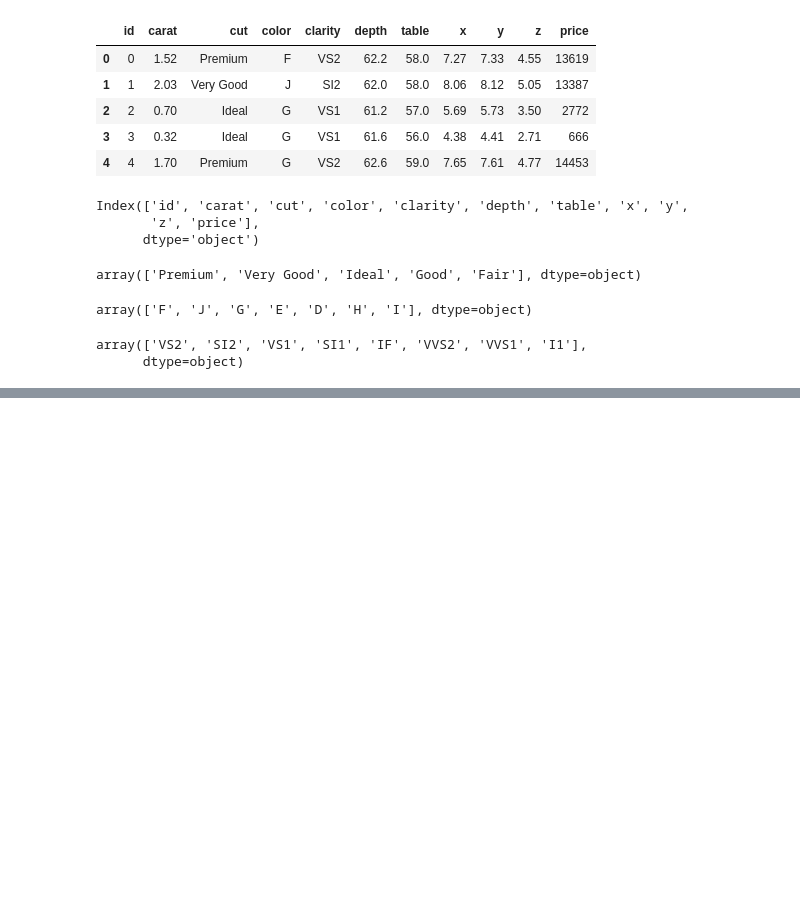
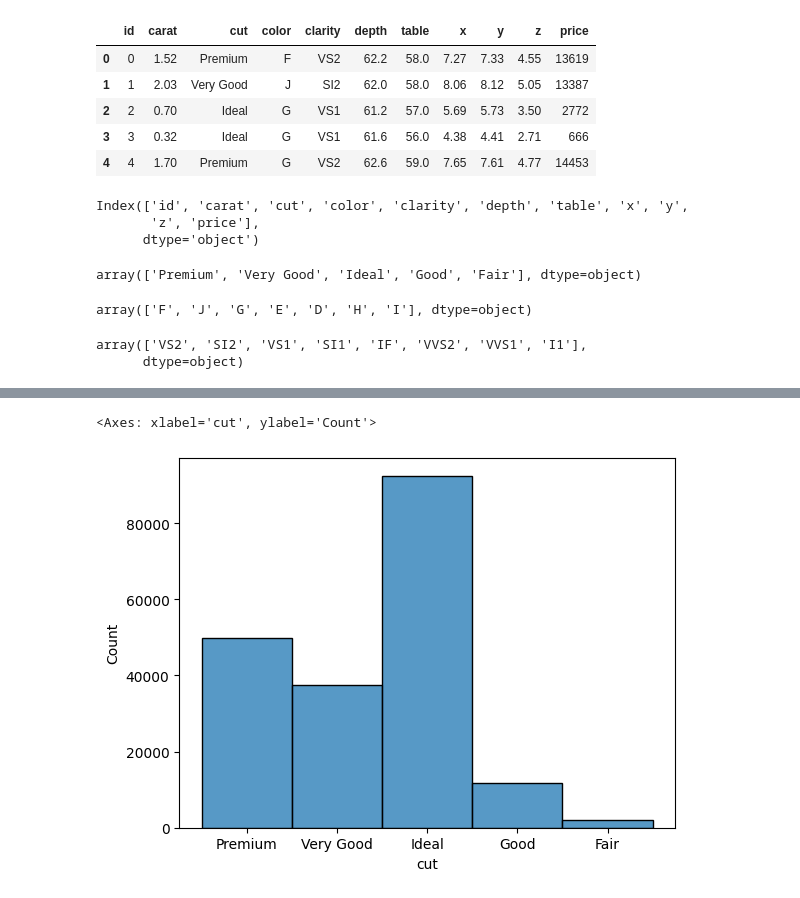
Before and after one commit to abhinaikds/DPP2, a Jupyter notebook: notebooks/research.ipynb, the cells around one changed output, grey strips where cells are left out. Saved outputs shown, nothing was run; the diff lists cells and outputs as text; code cells hidden in the pictures; blank space fills up the shorter version.

```diff
--- a/notebooks/research.ipynb
+++ b/notebooks/research.ipynb
@@ -78,0 +96,5 @@ array(['VS2', 'SI2', 'VS1', 'SI1', 'IF', 'VVS2', 'VVS1', 'I1'],
+# %%
+sns.histplot(df["cut"])
+# %% [output]
+<Axes: xlabel='cut', ylabel='Count'>
+[figure, added]
```
Also changed, not shown: parts of 36 cells of this notebook, 1 other file.
